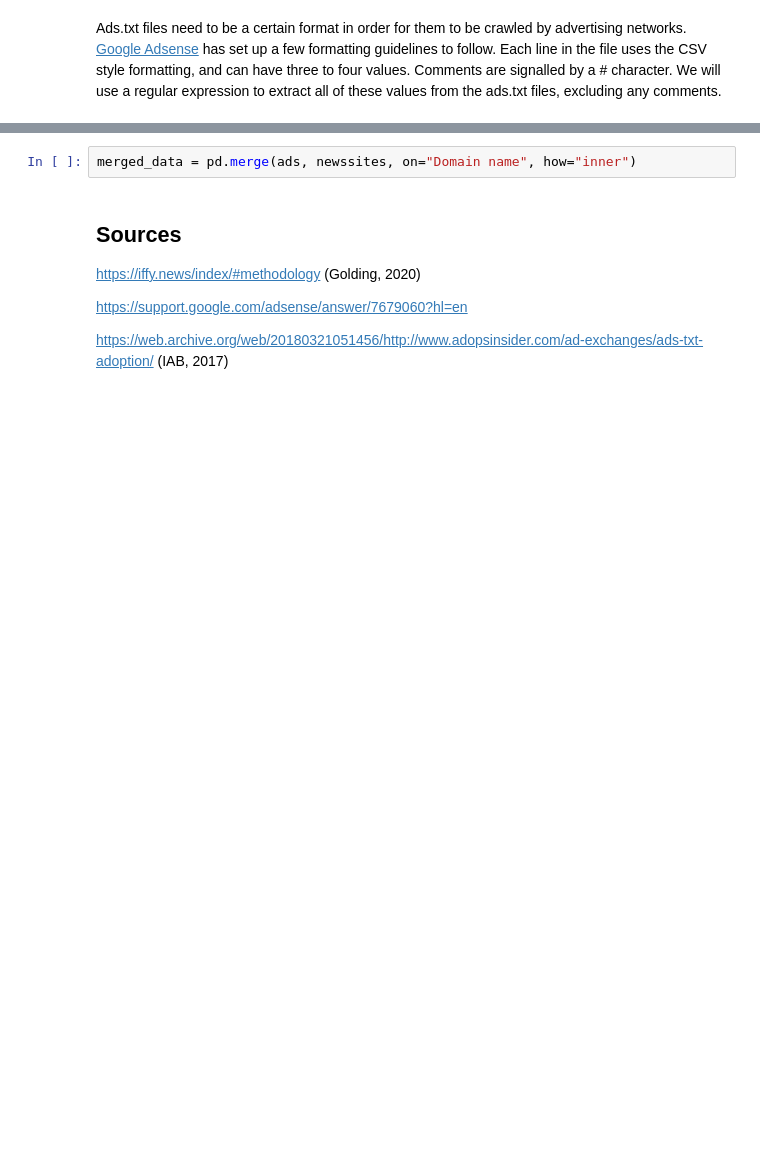
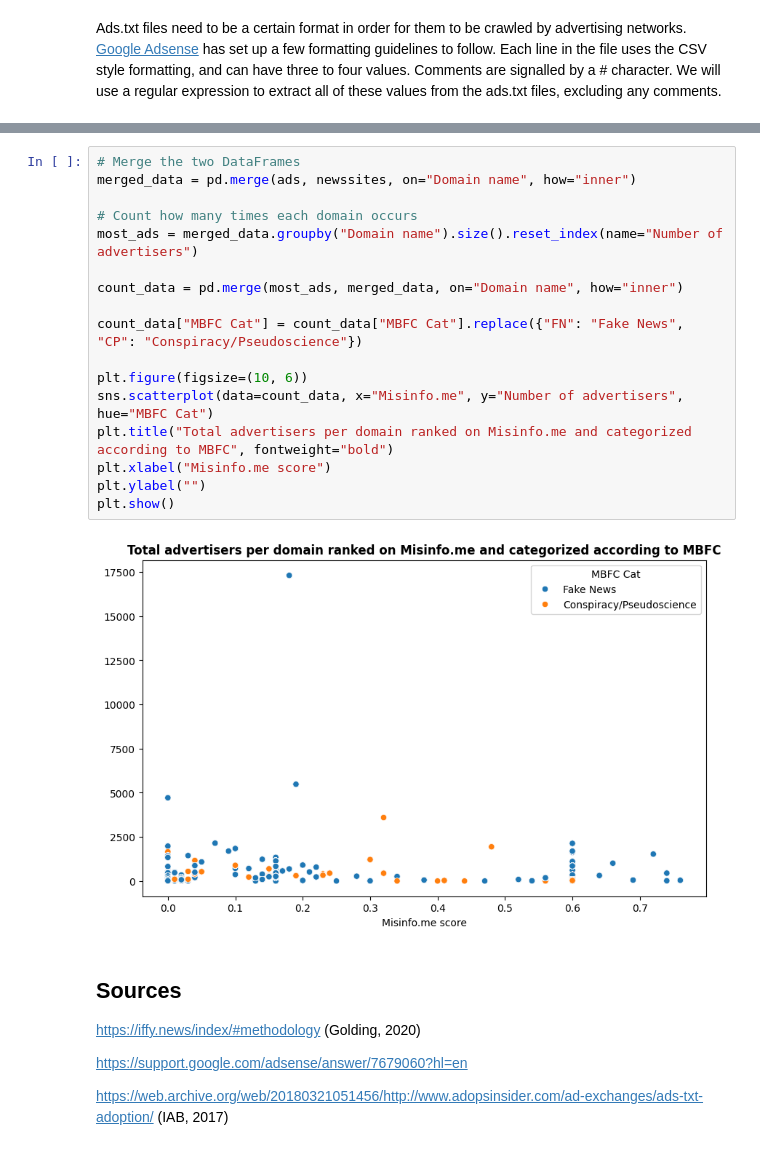
Before and after one commit to gizembrasser/data-engineering-project, a Jupyter notebook: uitwerking.ipynb, the cells around one changed output, grey strips where cells are left out. Saved outputs shown, nothing was run; the diff lists cells and outputs as text; blank space fills up the shorter version.

```diff
--- a/uitwerking.ipynb
+++ b/uitwerking.ipynb
@@ -134,5 +132,22 @@ merge data
-# %%
-merged_data = pd.merge(ads, newssites, on="Domain name", how="inner")
+# %%
+# Merge the two DataFrames
+merged_data = pd.merge(ads, newssites, on="Domain name", how="inner")
+
+# Count how many times each domain occurs
+most_ads = merged_data.groupby("Domain name").size().reset_index(name="Number of advertisers")
+
+count_data = pd.merge(most_ads, merged_data, on="Domain name", how="inner")
+
+count_data["MBFC Cat"] = count_data["MBFC Cat"].replace({"FN": "Fake News", "CP": "Conspiracy/Pseudoscience"})
+
+plt.figure(figsize=(10, 6))
+sns.scatterplot(data=count_data, x="Misinfo.me", y="Number of advertisers", hue="MBFC Cat")
+plt.title("Total advertisers per domain ranked on Misinfo.me and categorized according to MBFC", fontweight="bold")
+plt.xlabel("Misinfo.me score")
+plt.ylabel("")
+plt.show()
+# %% [output]
+[figure, added]
 # %% [markdown]
 ## Sources
 
```
Also changed, not shown: parts of 10 cells of this notebook, 1 other file.
